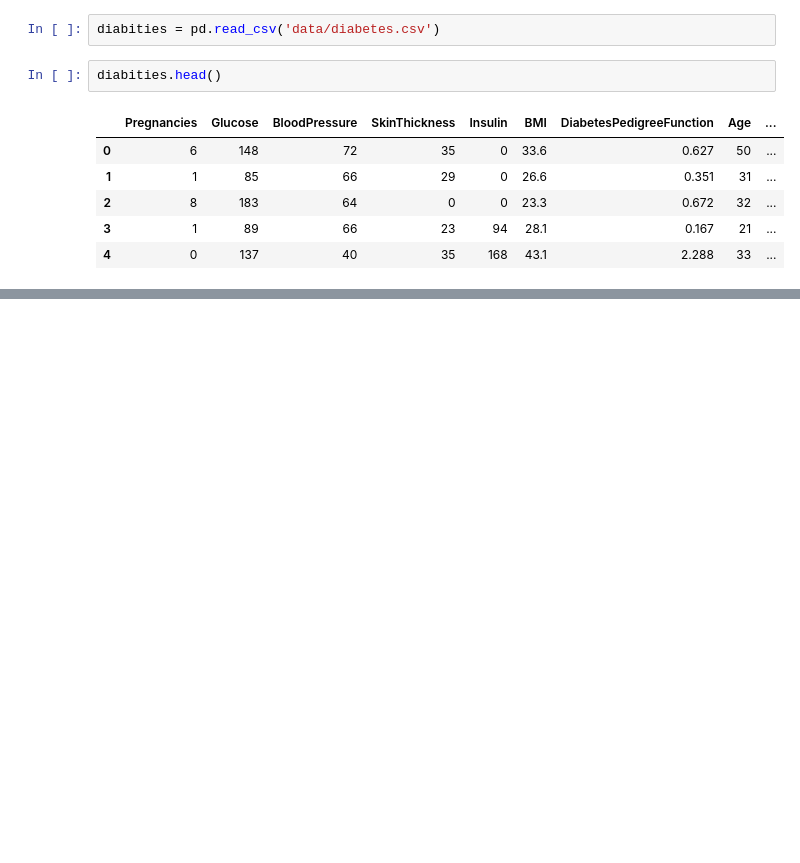
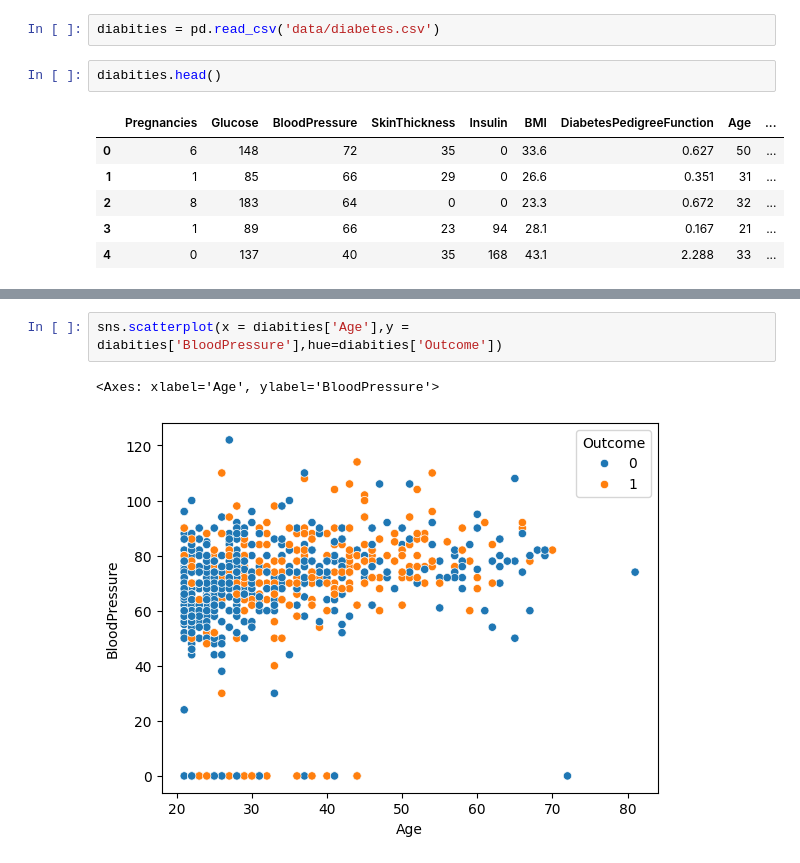
Before and after one commit to ShreyasGandhi0607/diabeties_classification, a Jupyter notebook: notebook/diabities_predictor.ipynb, the cells around one changed output, grey strips where cells are left out. Cells and saved outputs as stored; diff of their text form; blank space fills up the shorter version.

```diff
--- a/notebook/diabities_predictor.ipynb
+++ b/notebook/diabities_predictor.ipynb
@@ -14,0 +63,5 @@ diabities.head()
+# %%
+sns.scatterplot(x = diabities['Age'],y = diabities['BloodPressure'],hue=diabities['Outcome'])
+# %% [output]
+<Axes: xlabel='Age', ylabel='BloodPressure'>
+[figure, added]
```
Also changed, not shown: parts of 37 cells of this notebook, 1 other file.
